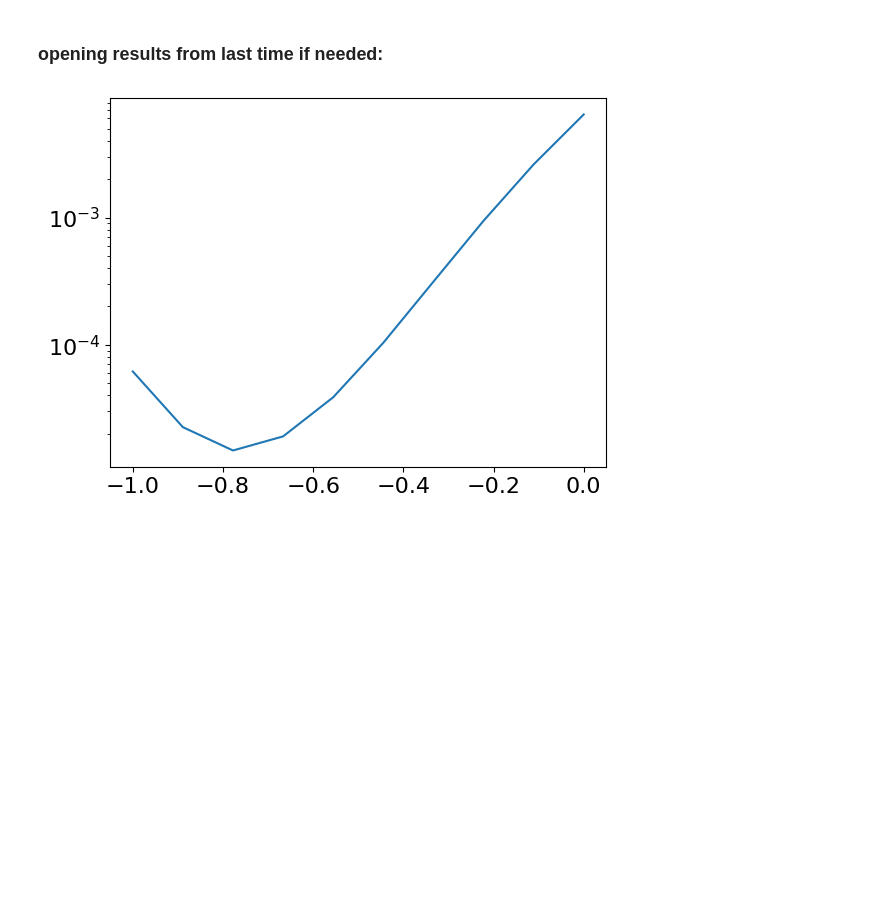
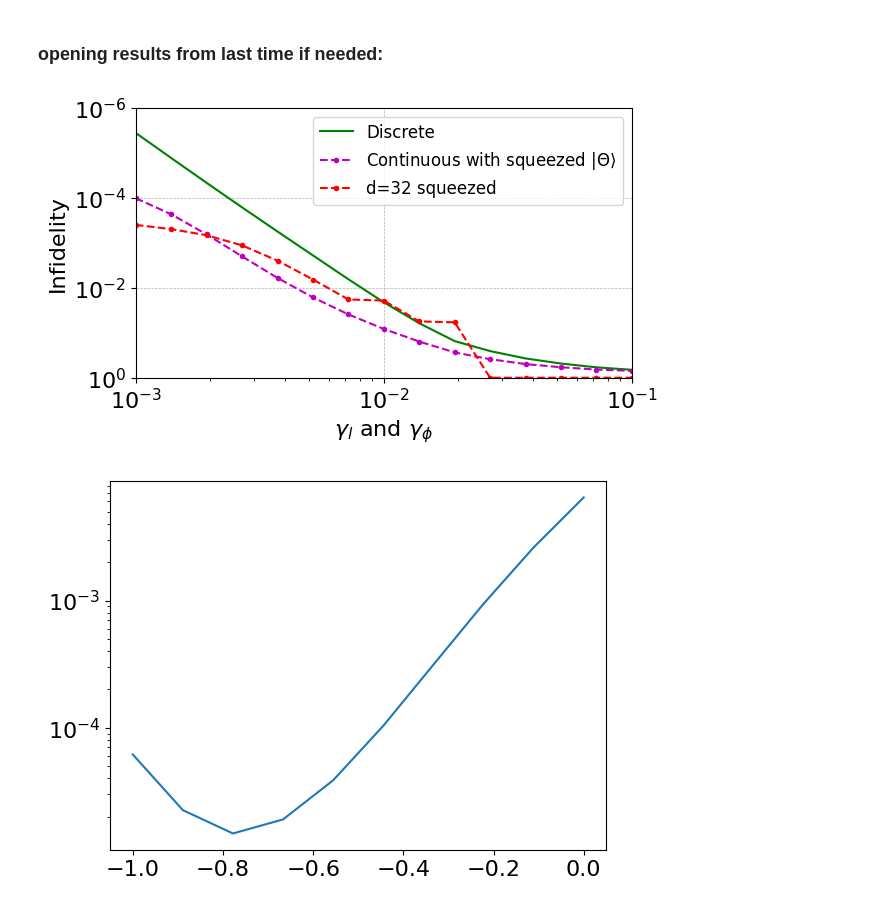
Before and after one commit to RosenblumLab/BosonicEntanglementDistillation, a Jupyter notebook: continuous_plots.ipynb, the cells around one changed output. Cells and saved outputs as stored; diff of their text form; code cells hidden in the pictures; blank space fills up the shorter version.

```diff
--- a/continuous_plots.ipynb
+++ b/continuous_plots.ipynb
@@ -174,0 +260,28 @@ with open(f'results/{date.today()},simRes{m_c=},{alpha=},{squeezed=}2.pkl', 'wb'
+# %%
+m_c = 8
+n = 8
+N = 200
+squeezed = -0.8
+f_cut = 0.9
+d_cut= 32
+
+process_count = 20  # mp.cpu_count()-9
+
+sim = ContinuousSimulation(N, d_cut, m_i, m_c, alpha=alpha, decode_res=8, squeezed = squeezed)
+
+
+fid_prob_list = []
+for gamma in tqdm(gamma_list):
+    fid_prob_list.append(sim.average_fidelity(gamma, gamma_ratio*gamma, f_cut))
+    print(fid_prob_list)
+fid_list_con8_sq_cut = [tup[0] for tup in fid_prob_list]
+prob_list_con8_sq_cut = [tup[1] for tup in fid_prob_list]
+
+
+simRes8sq = ContSimResults(N,d,m_i,m_c,alpha,sim, fid_prob_list, gamma_list)
+
+import dill
+from datetime import date
+
+with open(f'results/{date.today()},simRes{m_c=},{alpha=},{squeezed=},{N=},{f_cut=}.pkl', 'wb') as file:
+    dill.dump(simRes8sq, file)
@@ -246,31 +395,37 @@ fid_prob_list = contsimres.fid_prob_list
 
 fid_list_con8_sq = [tup[0] for tup in fid_prob_list]
 # %%
-plt.figure(dpi=100)
+plt.figure(dpi=100, figsize = (6.4,3.5))
 
 plt.rcParams['font.size'] = 16
 
 # plt.loglog(gamma_list,1-np.array(fid_list164), 'b.-', label="$m_c=4$ discrete")
 plt.loglog(gamma_list,1-np.array(fid_list168), 'g-', label="Discrete")
 # plt.loglog(gamma_list,1-np.array(fid_list_con4), 'c.--', label="$m_c=4$ continuous")
 # plt.loglog(gamma_list,1-np.array(fid_list_con8), 'k.--', label="Continuous with coherent $\|\\Theta\\rangle$")
-plt.loglog(gamma_list,1-np.array(fid_list_con8), 'k.--', label=r"Continuous with coherent $\left| \Theta \right\rangle$")
+# plt.loglog(gamma_list,1-np.array(fid_list_con8), 'k.--', label="Continuous with coherent $|\\Theta\\rangle$")
 plt.loglog(gamma_list,1-np.array(fid_list_con8_sq), 'm.--', label="Continuous with squeezed $|\\Theta\\rangle$")
+plt.loglog(gamma_list,1-np.array(fid_list_con8_sq_cut), 'r.--', label="d=32 squeezed")
 
-plt.axhline(limit, color = 'k', linestyle = ':', label="quantum noise limit for coherent")
-plt.axhline(limit_sq, color = 'm', linestyle = ':', label="quantum noise limit for squeezed")
+
+# plt.axhline(limit, color = 'k', linestyle = ':', label="$\\delta$ for coherent $|\\Theta\\rangle$")
+# plt.axhline(limit_sq, color = 'm', linestyle = ':', label="$\\delta$ for squeezed $|\\Theta\\rangle$")
 
 # plt.title("Infidelity with trivial protocol and with our protocol. d = 16, m_i = 4, m_c=4")
 plt.xlabel(f"$\\gamma_l$ and $\\gamma_\\phi$")  # decay and 1/{gamma_ratio}
 plt.ylabel("Infidelity")
 plt.ylim([1,1e-6])
 # plt.xlim([1e-2,1e-1])
-plt.legend(prop={'size': 14})
+plt.legend(prop={'size': 12})
 # plt.title(f"${d=},{m_i=}, \\alpha={alpha} $")
 # plt.gca().invert_yaxis()
 plt.grid(linestyle = '--', linewidth = 0.5)
+plt.xlim([1e-3,1e-1])
+
+plt.savefig('plots/continuous_vs_discrete_alpha=7.pdf', bbox_inches='tight')
 plt.show()
-# plt.savefig('plots/continuous_vs_discrete.pdf', bbox_inches='tight')
+# %% [output]
+[figure, added]
 # %%
 import dill
 
```
Also changed, not shown: parts of 10 cells of this notebook, 4 other files.
